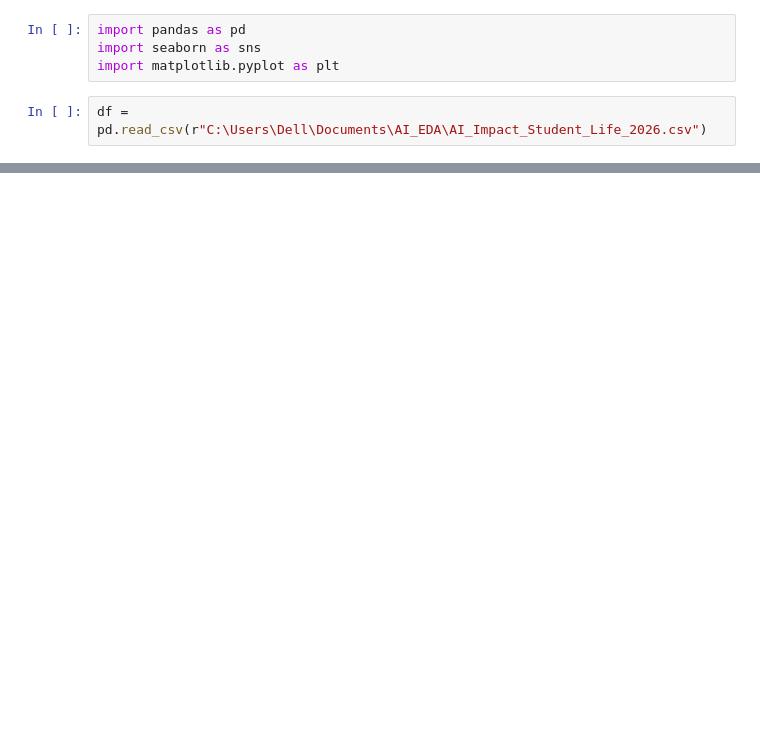
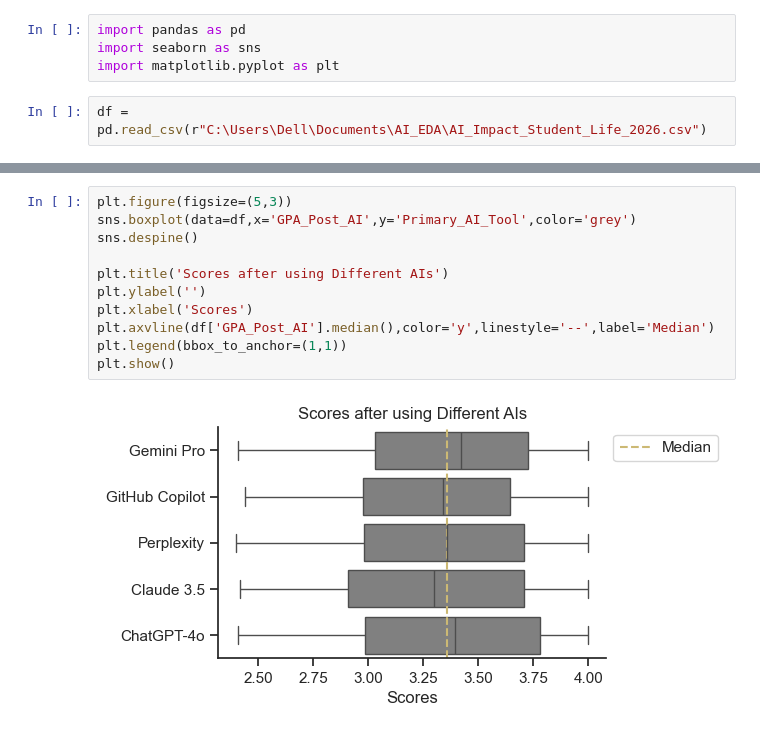
Before and after one commit to ramyasupinfo/AI-and-student-life-Analysis, a Jupyter notebook: Score_Analysis.ipynb, the cells around one changed output, grey strips where cells are left out. Cells and saved outputs as stored; diff of their text form; blank space fills up the shorter version.

```diff
--- a/Score_Analysis.ipynb
+++ b/Score_Analysis.ipynb
@@ -14,0 +51,13 @@ NameError: name 'i' is not defined
+# %%
+plt.figure(figsize=(5,3))
+sns.boxplot(data=df,x='GPA_Post_AI',y='Primary_AI_Tool',color='grey')
+sns.despine()
+
+plt.title('Scores after using Different AIs')
+plt.ylabel('')
+plt.xlabel('Scores')
+plt.axvline(df['GPA_Post_AI'].median(),color='y',linestyle='--',label='Median')
+plt.legend(bbox_to_anchor=(1,1))
+plt.show()
+# %% [output]
+[figure, added]
```
Also changed, not shown: parts of 7 cells of this notebook, 3 other files.
